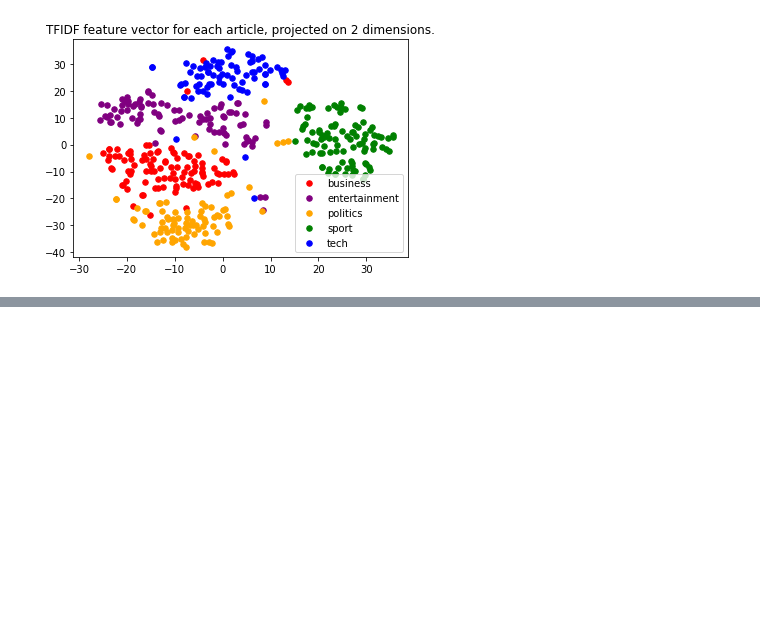
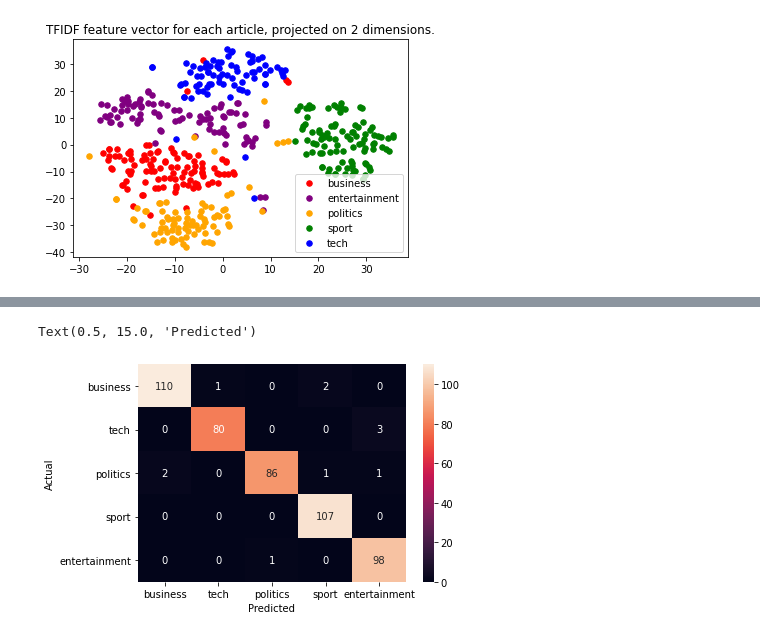
Before and after one commit to ryanhhogan3/BBC_News, a Jupyter notebook: WorkFlow.ipynb, the cells around one changed output, grey strips where cells are left out. Cells and saved outputs as stored; diff of their text form; code cells hidden in the pictures; blank space fills up the shorter version.

```diff
--- a/WorkFlow.ipynb
+++ b/WorkFlow.ipynb
@@ -288,0 +286,17 @@ None
+# %%
+# Logistic Regression does the best so we are going to test it with 33% randomly chosen data
+from sklearn.model_selection import train_test_split
+
+model = LogisticRegression(random_state=0)
+
+# Split our data
+X_train, X_test, y_train, y_test, indicies_train, indicies_test = train_test_split(features, labels,
+                                                                                  Traindata.index, test_size=0.33,
+                                                                                  random_state=0)
+
+# Fit / "train" our algorithm
+model.fit(X_train, y_train)
+
+# Make predictions
+y_pred_probability = model.predict_proba(X_test)
+y_pred = model.predict(X_test)
@@ -288,0 +307,17 @@ None
+# %%
+# Reinitialize our dataframe of categories and ID values
+category_id = Traindata[['Category', 'category_id']].drop_duplicates().sort_values('category_id')
+
+# Make a confusion matrix in test data to visualize our preformance
+from sklearn.metrics import confusion_matrix
+import seaborn as sns
+
+conf_matrix = confusion_matrix(y_test, y_pred)
+sns.heatmap(conf_matrix, annot=True, fmt='d',
+           xticklabels=category_id.Category.values, yticklabels=category_id.Category.values)
+
+plt.ylabel('Actual')
+plt.xlabel('Predicted')
+# %% [output]
+Text(0.5, 15.0, 'Predicted')
+[figure, added]
```
Also changed, not shown: parts of 15 cells of this notebook.
